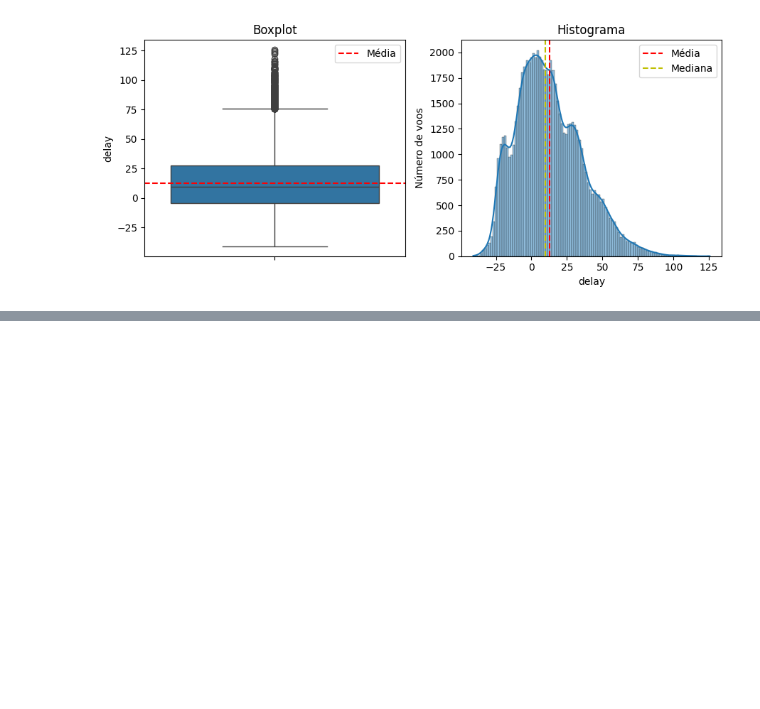
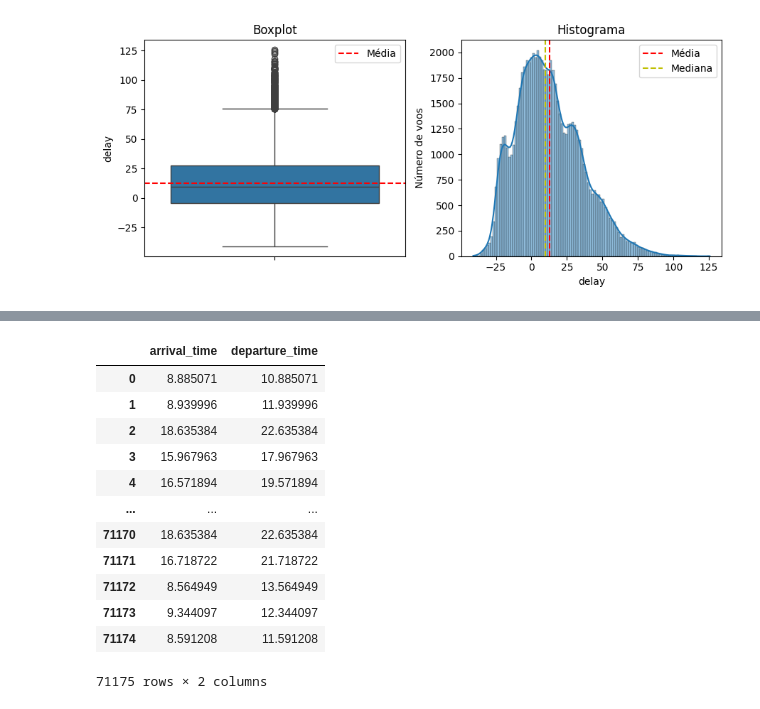
Before and after one commit to rafaelreisramos/oracle-one, a Jupyter notebook: ia-aumentada-prevendo-atrasos-voos/modelo_atraso_voo.ipynb, the cells around one changed output, grey strips where cells are left out. Saved outputs shown, nothing was run; the diff lists cells and outputs as text; code cells hidden in the pictures; blank space fills up the shorter version.

```diff
--- a/ia-aumentada-prevendo-atrasos-voos/modelo_atraso_voo.ipynb
+++ b/ia-aumentada-prevendo-atrasos-voos/modelo_atraso_voo.ipynb
@@ -195,0 +435,16 @@ plt.show()
+# %%
+dados[['arrival_time', 'departure_time']]
+# %% [output]
+|  | arrival_time | departure_time |
+| 0 | 8.885071 | 10.885071 |
+| 1 | 8.939996 | 11.939996 |
+| 2 | 18.635384 | 22.635384 |
+| 3 | 15.967963 | 17.967963 |
+| 4 | 16.571894 | 19.571894 |
+| ... | ... | ... |
+| 71170 | 18.635384 | 22.635384 |
+| 71171 | 16.718722 | 21.718722 |
+| 71172 | 8.564949 | 13.564949 |
+| 71173 | 9.344097 | 12.344097 |
+| 71174 | 8.591208 | 11.591208 |
+71175 rows × 2 columns
```
Also changed, not shown: parts of 23 cells of this notebook.
